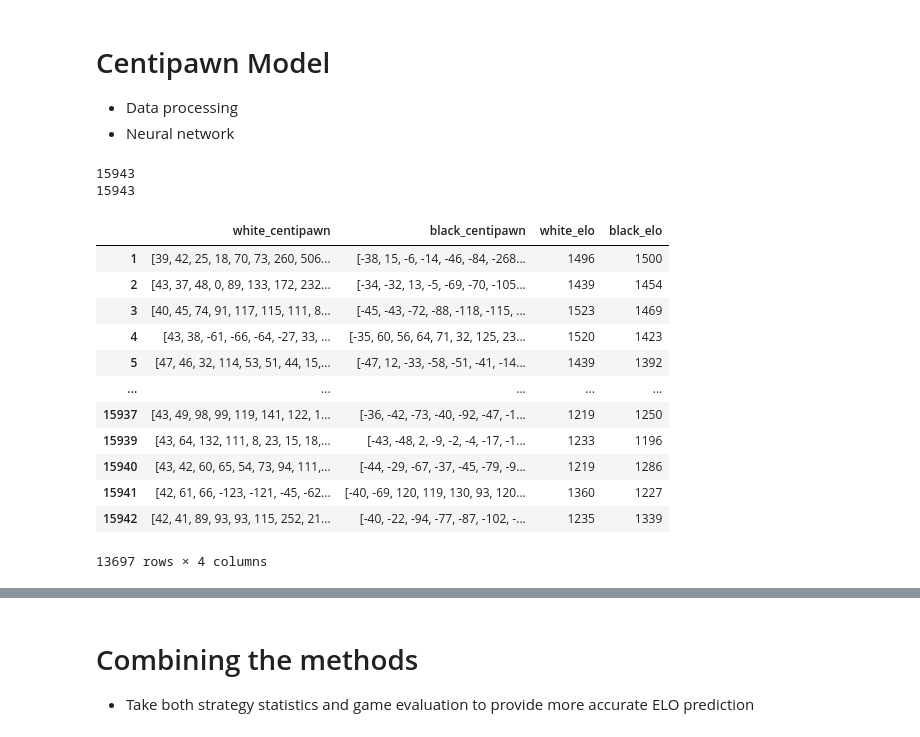
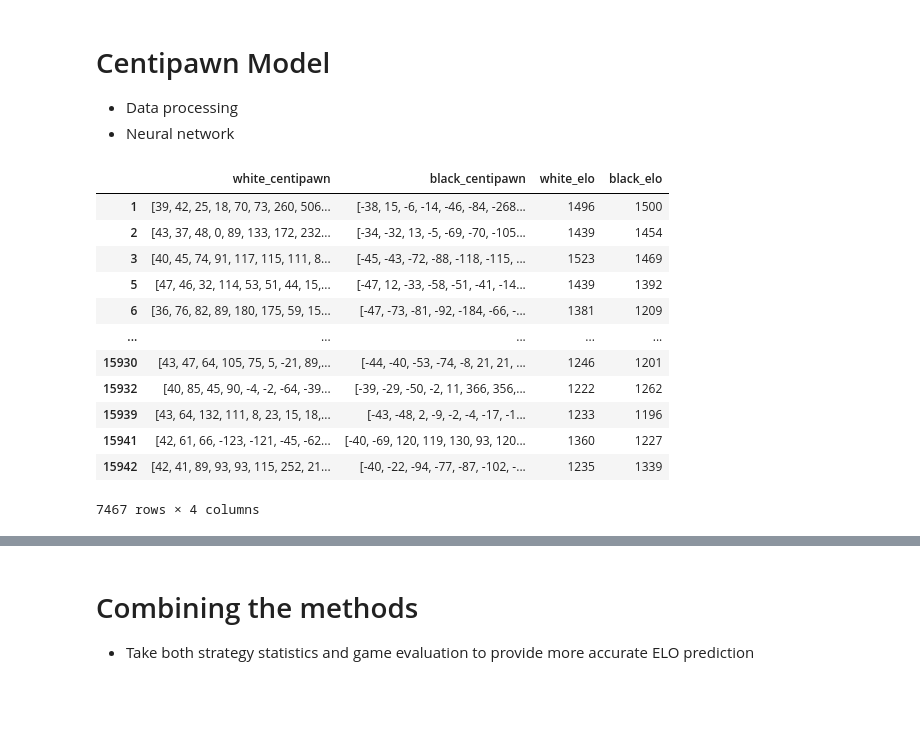
Before and after one commit to T-hawk/chess-ds-final, a Jupyter notebook: neural-net.ipynb, the cells around one changed output, grey strips where cells are left out. Drawn from its saved outputs; the diff is of its cells as text; code cells hidden in the pictures; blank space fills up the shorter version.

```diff
--- a/neural-net.ipynb
+++ b/neural-net.ipynb
@@ -577,52 +579,47 @@ plt.show()
 import ast
 
 # ==============================
 # Data processing
 # ==============================
 
 centipawn_data = pd.read_csv("centipawn/centipawn_data_depth_12.csv")
 
 # Clamp values (stockfish provided very high values 100000 and -100000 when checkmate was soon)
 centipawn_data["centipawn"] = centipawn_data["centipawn"].apply(ast.literal_eval)
 centipawn_data["centipawn"] = centipawn_data["centipawn"].apply(
     lambda values: [max(-1000, min(1000, value)) for value in values]
 )
 
 # Sort centipawn by color
 centipawn_data["white_centipawn"] = centipawn_data["centipawn"].apply(lambda x: x[::2])
 centipawn_data["black_centipawn"] = centipawn_data["centipawn"].apply(lambda x: x[1::2])
 
 # Combine centipawn data with board-analysis features using the explicit index columns
 neural_net_with_centipawn = neural_net_input.merge(
     centipawn_data,
     left_on="idx",
     right_on="index",
     how="inner"
 )
 
-print(len(centipawn_data))
-print(len(neural_net_input))
-neural_net_with_centipawn
+centipawn_vector_input = neural_net_with_centipawn[neural_net_with_centipawn["total_turns"] >= 60]
 
-centipawn_vector_input = neural_net_with_centipawn[neural_net_with_centipawn["total_turns"] >= 30]
 centipawn_vector_input = centipawn_vector_input[["white_centipawn", "black_centipawn", "white_elo", "black_elo"]]
 centipawn_vector_input
 # %% [output]
+|  | white_centipawn | black_centipawn | white_elo | black_elo |
+| 1 | [39, 42, 25, 18, 70, 73, 260, 506... | [-38, 15, -6, -14, -46, -84, -268... | 1496 | 1500 |
+| 2 | [43, 37, 48, 0, 89, 133, 172, 232... | [-34, -32, 13, -5, -69, -70, -105... | 1439 | 1454 |
+| 3 | [40, 45, 74, 91, 117, 115, 111, 8... | [-45, -43, -72, -88, -118, -115, ... | 1523 | 1469 |
+| 5 | [47, 46, 32, 114, 53, 51, 44, 15,... | [-47, 12, -33, -58, -51, -41, -14... | 1439 | 1392 |
+| 6 | [36, 76, 82, 89, 180, 175, 59, 15... | [-47, -73, -81, -92, -184, -66, -... | 1381 | 1209 |
+| ... | ... | ... | ... | ... |
+| 15930 | [43, 47, 64, 105, 75, 5, -21, 89,... | [-44, -40, -53, -74, -8, 21, 21, ... | 1246 | 1201 |
+| 15932 | [40, 85, 45, 90, -4, -2, -64, -39... | [-39, -29, -50, -2, 11, 366, 356,... | 1222 | 1262 |
+| 15939 | [43, 64, 132, 111, 8, 23, 15, 18,... | [-43, -48, 2, -9, -2, -4, -17, -1... | 1233 | 1196 |
+| 15941 | [42, 61, 66, -123, -121, -45, -62... | [-40, -69, 120, 119, 130, 93, 120... | 1360 | 1227 |
+| 15942 | [42, 41, 89, 93, 93, 115, 252, 21... | [-40, -22, -94, -77, -87, -102, -... | 1235 | 1339 |
-15943
-15943
+7467 rows × 4 columns
-|  | white_centipawn | black_centipawn | white_elo | black_elo |
-| 1 | [39, 42, 25, 18, 70, 73, 260, 506... | [-38, 15, -6, -14, -46, -84, -268... | 1496 | 1500 |
-| 2 | [43, 37, 48, 0, 89, 133, 172, 232... | [-34, -32, 13, -5, -69, -70, -105... | 1439 | 1454 |
-| 3 | [40, 45, 74, 91, 117, 115, 111, 8... | [-45, -43, -72, -88, -118, -115, ... | 1523 | 1469 |
-| 4 | [43, 38, -61, -66, -64, -27, 33, ... | [-35, 60, 56, 64, 71, 32, 125, 23... | 1520 | 1423 |
-| 5 | [47, 46, 32, 114, 53, 51, 44, 15,... | [-47, 12, -33, -58, -51, -41, -14... | 1439 | 1392 |
-| ... | ... | ... | ... | ... |
-| 15937 | [43, 49, 98, 99, 119, 141, 122, 1... | [-36, -42, -73, -40, -92, -47, -1... | 1219 | 1250 |
-| 15939 | [43, 64, 132, 111, 8, 23, 15, 18,... | [-43, -48, 2, -9, -2, -4, -17, -1... | 1233 | 1196 |
-| 15940 | [43, 42, 60, 65, 54, 73, 94, 111,... | [-44, -29, -67, -37, -45, -79, -9... | 1219 | 1286 |
-| 15941 | [42, 61, 66, -123, -121, -45, -62... | [-40, -69, 120, 119, 130, 93, 120... | 1360 | 1227 |
-| 15942 | [42, 41, 89, 93, 93, 115, 252, 21... | [-40, -22, -94, -77, -87, -102, -... | 1235 | 1339 |
-13697 rows × 4 columns
 # %%
 # ==============================
 # Flatten first 30 centipawn moves per side
```
Also changed, not shown: parts of 9 cells of this notebook, 1 other file.
